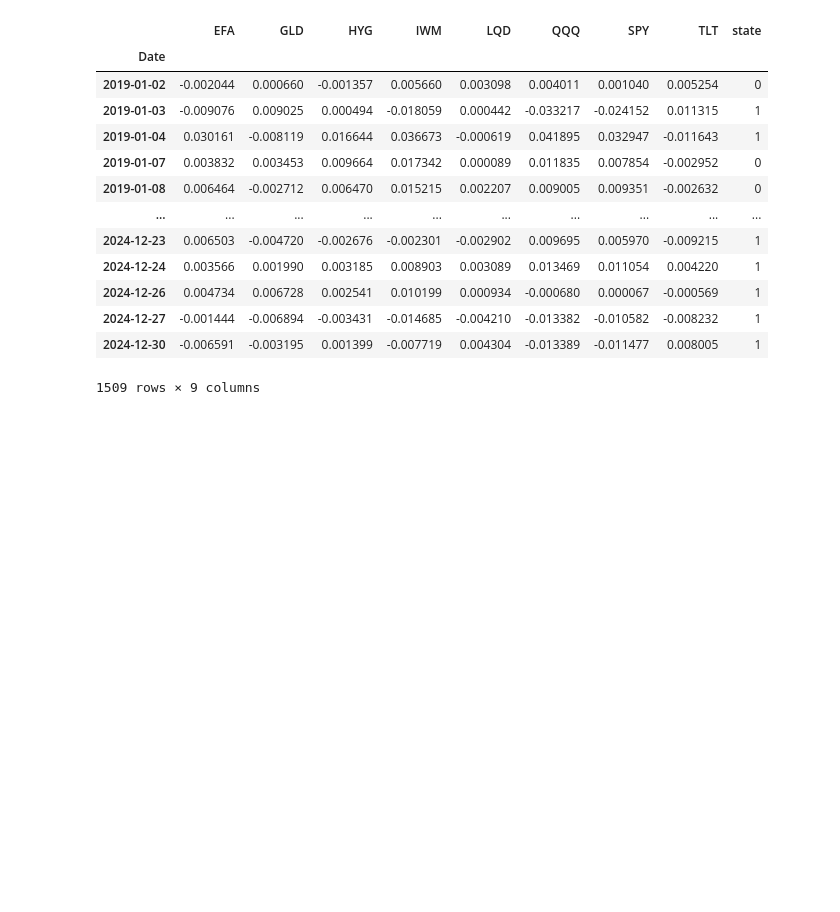
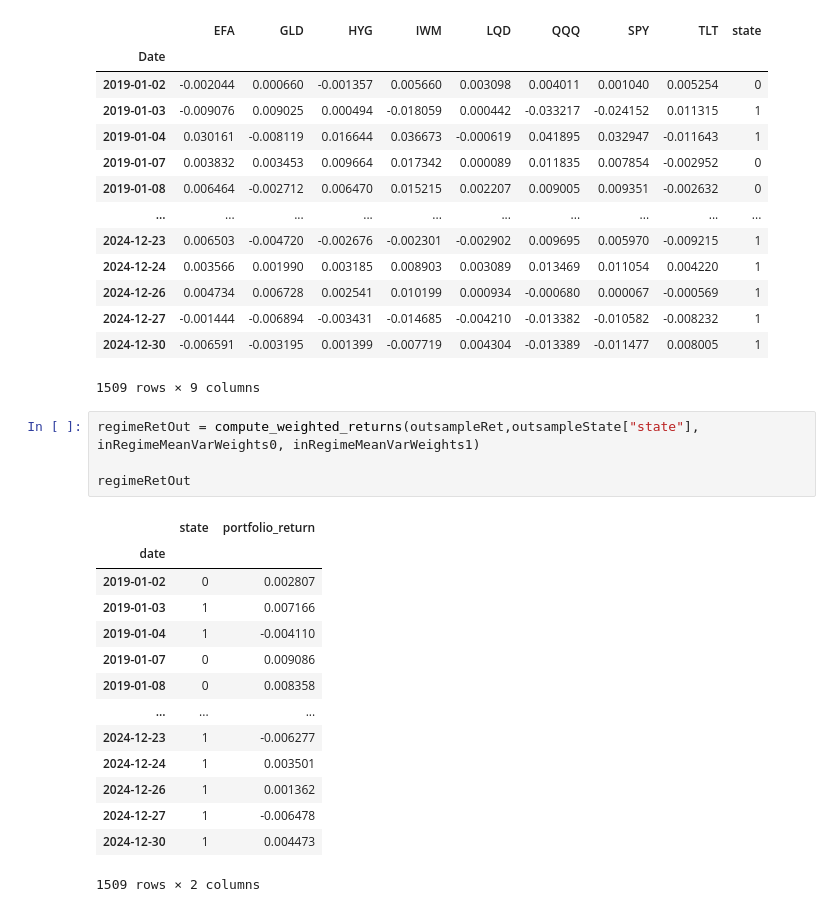
Before and after one commit to LTam2024/hmmRegimeDetect, a Jupyter notebook: regimeDetect.ipynb, the cells around one changed output. Drawn from its saved outputs; the diff is of its cells as text; blank space fills up the shorter version.

Commit message:
built oos return series using fitted weights

```diff
--- a/regimeDetect.ipynb
+++ b/regimeDetect.ipynb
@@ -478,3 +483,22 @@ outsampleRetRegime
 | 2024-12-27 | -0.001444 | -0.006894 | -0.003431 | -0.014685 | -0.004210 | -0.013382 | -0.010582 | -0.008232 | 1 |
 | 2024-12-30 | -0.006591 | -0.003195 | 0.001399 | -0.007719 | 0.004304 | -0.013389 | -0.011477 | 0.008005 | 1 |
 1509 rows × 9 columns
+# %%
+regimeRetOut = compute_weighted_returns(outsampleRet,outsampleState["state"], inRegimeMeanVarWeights0, inRegimeMeanVarWeights1)
+
+regimeRetOut
+# %% [output]
+|  | state | portfolio_return |
+| date |  |  |
+| 2019-01-02 | 0 | 0.002807 |
+| 2019-01-03 | 1 | 0.007166 |
+| 2019-01-04 | 1 | -0.004110 |
+| 2019-01-07 | 0 | 0.009086 |
+| 2019-01-08 | 0 | 0.008358 |
+| ... | ... | ... |
+| 2024-12-23 | 1 | -0.006277 |
+| 2024-12-24 | 1 | 0.003501 |
+| 2024-12-26 | 1 | 0.001362 |
+| 2024-12-27 | 1 | -0.006478 |
+| 2024-12-30 | 1 | 0.004473 |
+1509 rows × 2 columns
```
Also changed, not shown: parts of 3 cells of this notebook, 1 other file.
